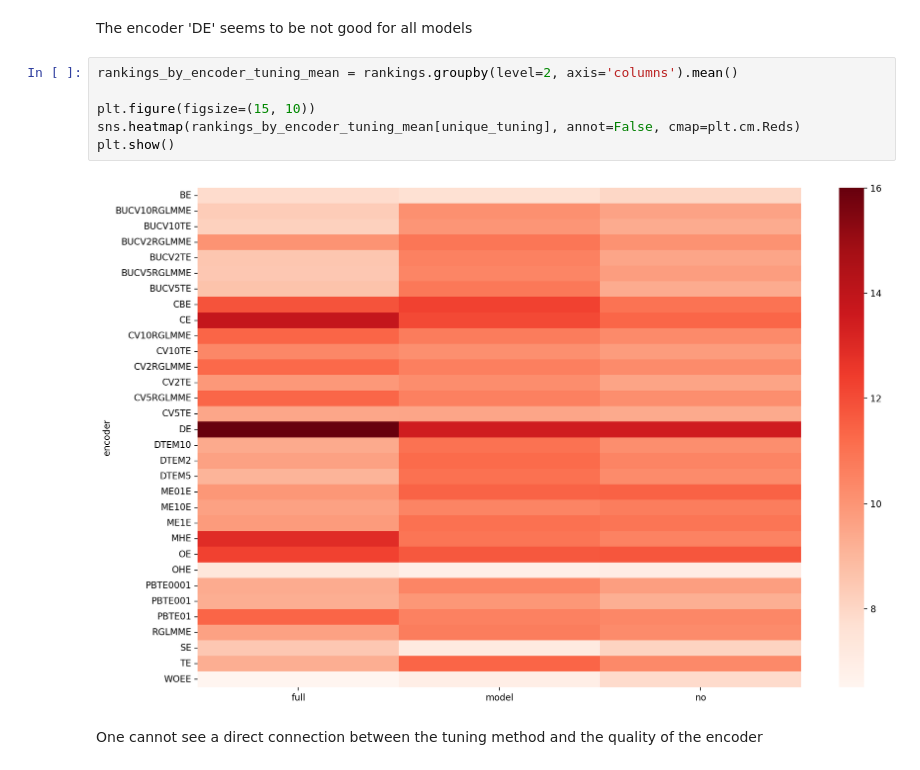
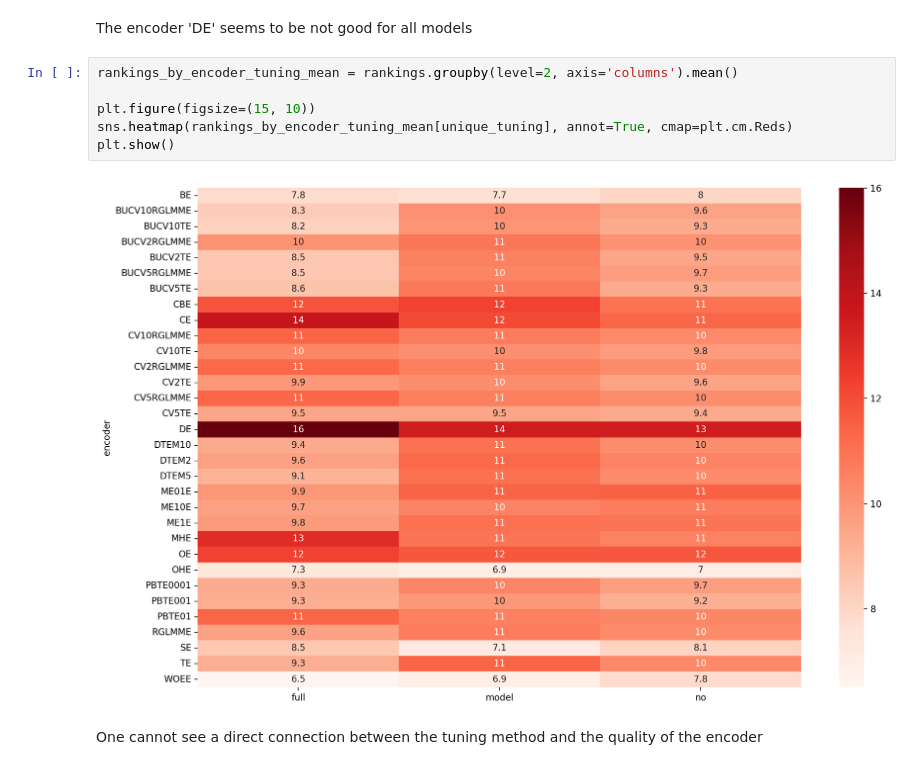
Before and after one commit to nina-prog/meta-learning-for-encoder-selection, a Jupyter notebook: notebooks/week08/week08-EDA.ipynb, the cells around one changed output. Cells and saved outputs as stored; diff of their text form.

```diff
--- a/notebooks/week08/week08-EDA.ipynb
+++ b/notebooks/week08/week08-EDA.ipynb
@@ -574,11 +574,11 @@ The encoder 'DE' seems to be not good for all models
 # %%
 rankings_by_encoder_tuning_mean = rankings.groupby(level=2, axis='columns').mean()
 
 plt.figure(figsize=(15, 10))
-sns.heatmap(rankings_by_encoder_tuning_mean[unique_tuning], annot=False, cmap=plt.cm.Reds)
+sns.heatmap(rankings_by_encoder_tuning_mean[unique_tuning], annot=True, cmap=plt.cm.Reds)
 plt.show()
 # %% [output]
-[figure, old version]
+[figure, new version]
 # %% [markdown]
 One cannot see a direct connection between the tuning method and the quality of the encoder
 # %%
```
Also changed, not shown: parts of 2 cells of this notebook.
